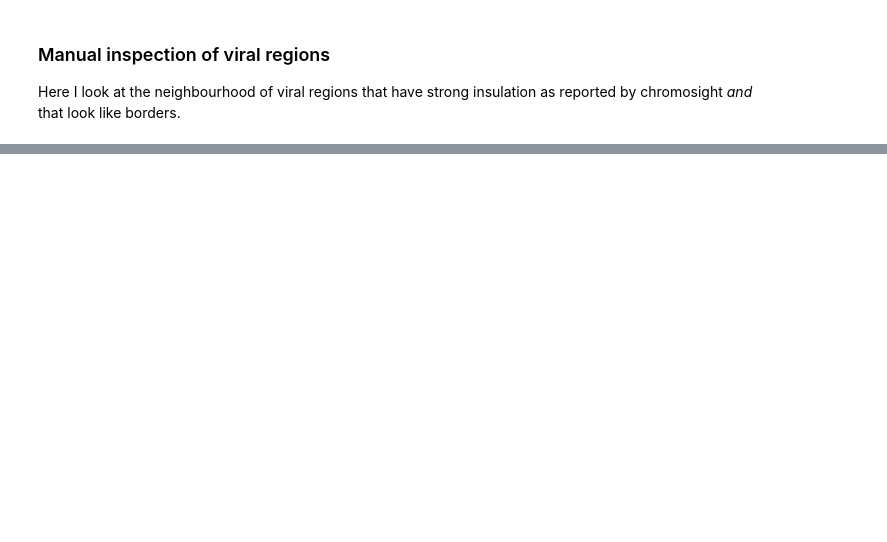
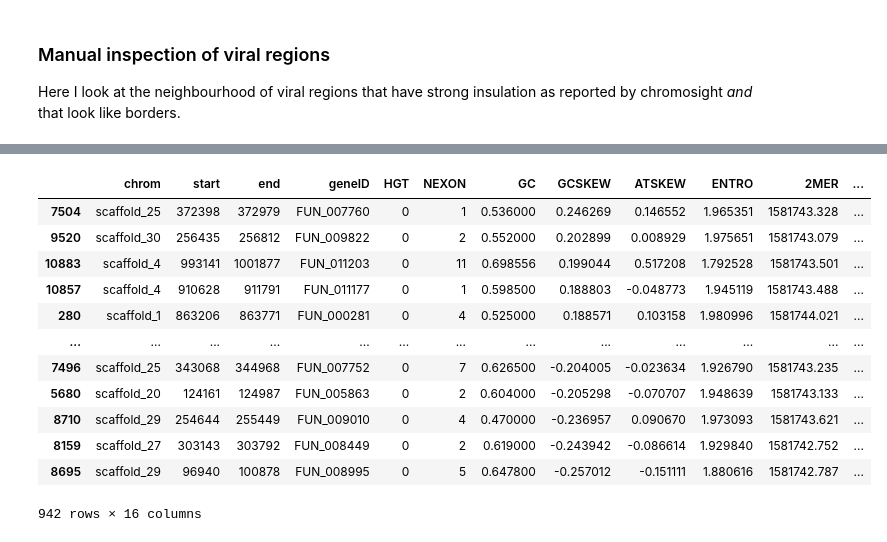
Before and after one commit to cmdoret/Acastellanii_genome_analysis, a Jupyter notebook: doc/notebooks/virus_analysis.ipynb, the cells around one changed output, grey strips where cells are left out. Drawn from its saved outputs; the diff is of its cells as text; code cells hidden in the pictures; blank space fills up the shorter version.

Commit message:
update viral region notebook

```diff
--- a/doc/notebooks/virus_analysis.ipynb
+++ b/doc/notebooks/virus_analysis.ipynb
@@ -11,7 +11,10 @@ import json
 import pandas as pd
 import matplotlib.pyplot as plt
 import numpy as np
-VIRDAT = '../../data/out/virus/'
+import seaborn as sns
+import scipy.stats as ss
+DAT = join('..', '..', 'data', 'out')
+VIRDAT = join(DAT, 'virus')
 strains = ["C3", "Neff"]
 
 # All data structs will be nested in a dictionary with strain as key.
@@ -36,6 +39,13 @@ for s in strains:
     borders[s] = borders[s].loc[valid_mask, :]
     borders[s] = borders[s].reset_index(drop=True)
     win_arr[s] = win_arr[s][valid_mask, :, :]
+
+# Load gene annotations
+annot = {s: pd.read_csv(join(DAT, 'hgt', f'{s}_windows_hgt.tsv'), sep='\t') for s in strains}
+for s in strains: annot[s]['LEN'] = annot[s].end - annot[s].start
+
+# Load viral insertions coordinates
+insert = {s: pd.read_csv(join(VIRDAT, f'{s}_summary.tsv'), sep='\t') for s in strains}
 # %%
 %matplotlib notebook
 # Perhaps there is some faint insulation signal in Neff (losing with median)
@@ -86,9 +100,3 @@ Here I look at the neighbourhood of viral regions that have strong insulation as
 # %%
-insul = {'C3': [9, 10, 11], 'Neff': [5, 8, 20]}
+#insul = {'C3': [9, 10, 11], 'Neff': [5, 8, 20]}
+insul = {s: np.argsort(borders[s].score.values)[::-1][:16] for s in strains}
-# %%
-def get_neighbourhood(chrom, pos, size=1000):
-    """Given a position, return annotations falling in the neighbourhood"""
-    over_left  = (annot.start <= pos + size) & (annot.start > pos - size)
-    over_right = (annot.end   >  pos - size) & (annot.end   < pos + size)
-    same_chrom = annot.chrom == chrom
-    return annot.loc[same_chrom & (over_left | over_right), :]
@@ -100,0 +123,18 @@ NameError: name 'promi' is not defined
+# %%
+
+DIST = 10000
+for s in strains: annot[s]['vir_region'] = 0
+
+def get_neighbourhood(reg, ann, dist=1000):
+    """Given a position, return annotations falling in the neighbourhood"""
+    over_left  = (ann.start <= reg.end1   + dist) & (ann.start > reg.start1 - dist)
+    over_right = (ann.end   >  reg.start1 - dist) & (ann.end   < reg.end1   + dist)
+    same_chrom = ann.chrom == reg.chrom1
+    return same_chrom & (over_left | over_right)
+for s in strains:
+    for i, reg in enumerate(insul[s]):
+        border = borders[s].iloc[reg, :]
+        reg_mask = get_neighbourhood(border, annot[s], dist=DIST)
+        annot[s].loc[reg_mask, 'vir_region'] = i+1
+    annot[s].vir_region = annot[s].vir_region.astype('category')
+    annot[s]['isvir'] = (annot[s].vir_region != 0).astype('category')
@@ -100,0 +166,16 @@ NameError: name 'promi' is not defined
+# %%
+annot['C3'].loc[annot['C3'].isvir==True, :].sort_values('GCSKEW', ascending=False)
+# %% [output]
+|  | chrom | start | end | geneID | HGT | NEXON | GC | GCSKEW | ATSKEW | ENTRO | 2MER | ... |
+| 7504 | scaffold_25 | 372398 | 372979 | FUN_007760 | 0 | 1 | 0.536000 | 0.246269 | 0.146552 | 1.965351 | 1581743.328 | ... |
+| 9520 | scaffold_30 | 256435 | 256812 | FUN_009822 | 0 | 2 | 0.552000 | 0.202899 | 0.008929 | 1.975651 | 1581743.079 | ... |
+| 10883 | scaffold_4 | 993141 | 1001877 | FUN_011203 | 0 | 11 | 0.698556 | 0.199044 | 0.517208 | 1.792528 | 1581743.501 | ... |
+| 10857 | scaffold_4 | 910628 | 911791 | FUN_011177 | 0 | 1 | 0.598500 | 0.188803 | -0.048773 | 1.945119 | 1581743.488 | ... |
+| 280 | scaffold_1 | 863206 | 863771 | FUN_000281 | 0 | 4 | 0.525000 | 0.188571 | 0.103158 | 1.980996 | 1581744.021 | ... |
+| ... | ... | ... | ... | ... | ... | ... | ... | ... | ... | ... | ... | ... |
+| 7496 | scaffold_25 | 343068 | 344968 | FUN_007752 | 0 | 7 | 0.626500 | -0.204005 | -0.023634 | 1.926790 | 1581743.235 | ... |
+| 5680 | scaffold_20 | 124161 | 124987 | FUN_005863 | 0 | 2 | 0.604000 | -0.205298 | -0.070707 | 1.948639 | 1581743.133 | ... |
+| 8710 | scaffold_29 | 254644 | 255449 | FUN_009010 | 0 | 4 | 0.470000 | -0.236957 | 0.090670 | 1.973093 | 1581743.621 | ... |
+| 8159 | scaffold_27 | 303143 | 303792 | FUN_008449 | 0 | 2 | 0.619000 | -0.243942 | -0.086614 | 1.929840 | 1581742.752 | ... |
+| 8695 | scaffold_29 | 96940 | 100878 | FUN_008995 | 0 | 5 | 0.647800 | -0.257012 | -0.151111 | 1.880616 | 1581742.787 | ... |
+942 rows × 16 columns
```
Also changed, not shown: parts of 7 cells of this notebook.
